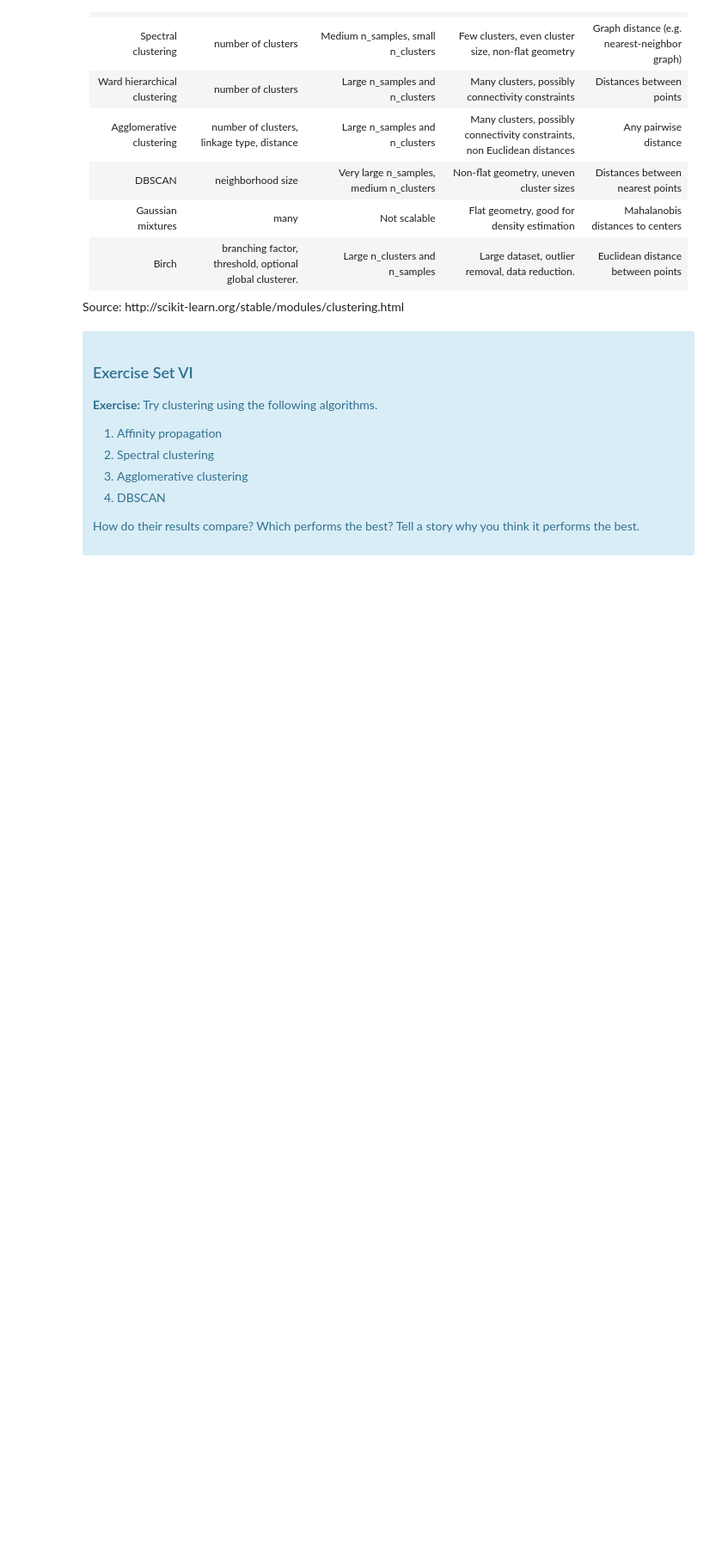
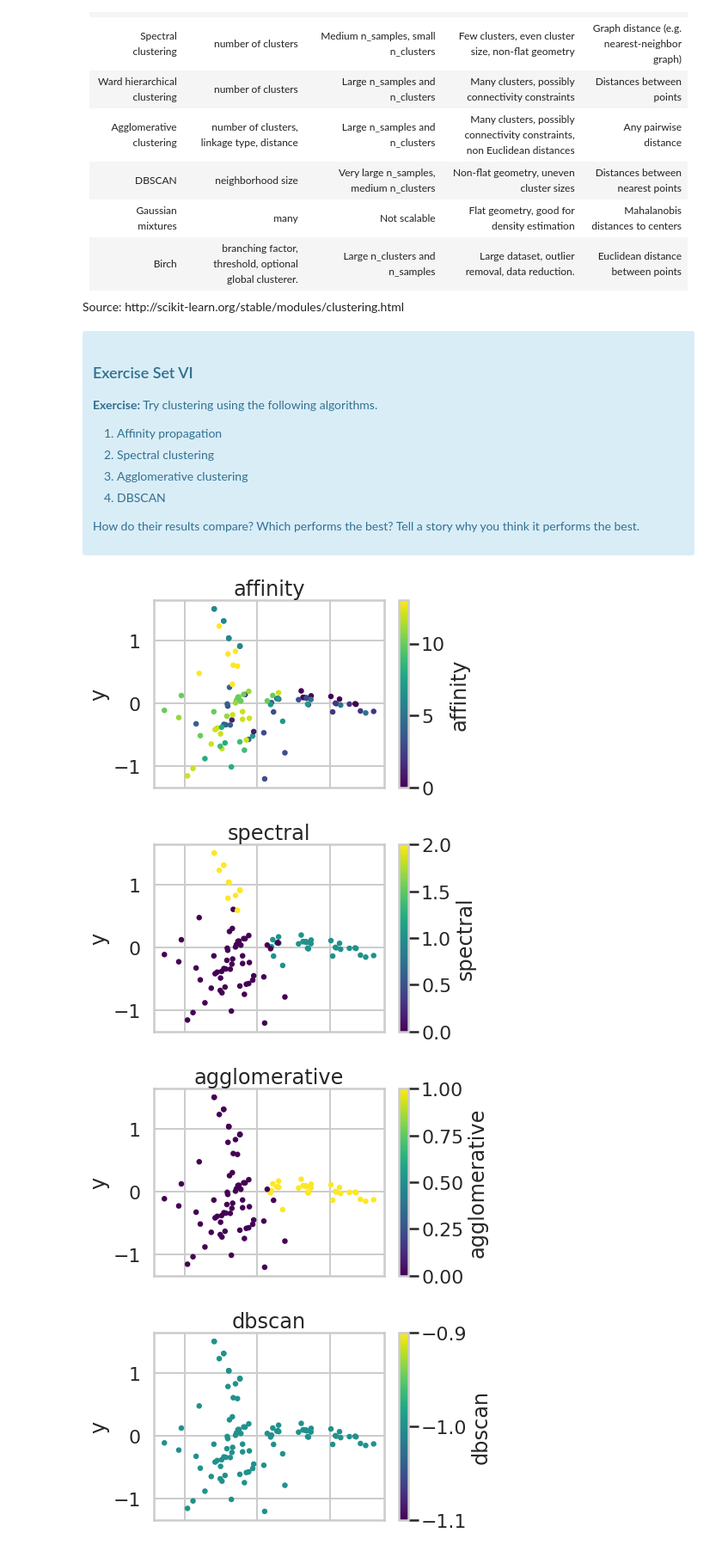
Before and after one commit to Taypapen/Mini_Project_clustering, a Jupyter notebook: Mini_Project_Clustering_TayPap.ipynb, the cells around one changed output. Shown: that part at 86% size. Cells and saved outputs as stored; diff of their text form; code cells hidden in the pictures; blank space fills up the shorter version.

```diff
--- a/Mini_Project_Clustering_TayPap.ipynb
+++ b/Mini_Project_Clustering_TayPap.ipynb
@@ -437,0 +468,33 @@ Source: http://scikit-learn.org/stable/modules/clustering.html
+# %%
+import sklearn.cluster as cl
+
+testing_df = responses_df
+
+fits = []
+
+#affinity propagation
+clusteraffinity = cl.AffinityPropagation(random_state=16)
+
+#Spectral Clustering
+spectralcluster = cl.SpectralClustering(n_clusters=3,random_state=16)
+
+#Agglomerative Clustering
+aggcluster = cl.AgglomerativeClustering()
+
+#DBSCAN
+dbscancluster = cl.DBSCAN()
+
+clustertypes = [('affinity',clusteraffinity), ('spectral',spectralcluster), ('agglomerative',aggcluster), ('dbscan',dbscancluster)]
+
+
+
+for name,item in clustertypes:
+    testing_df[name] = item.fit_predict(testing_df[x_cols])
+    plotting_df = testing_df[[name, 'x', 'y']]
+    scatter_testing = plotting_df.plot.scatter(x='x',y='y',c=name,colormap='viridis')
+    plt.title(name)
+# %% [output]
+[figure, added]
+[figure, added]
+[figure, added]
+[figure, added]
```
Also changed, not shown: parts of 13 cells of this notebook.
